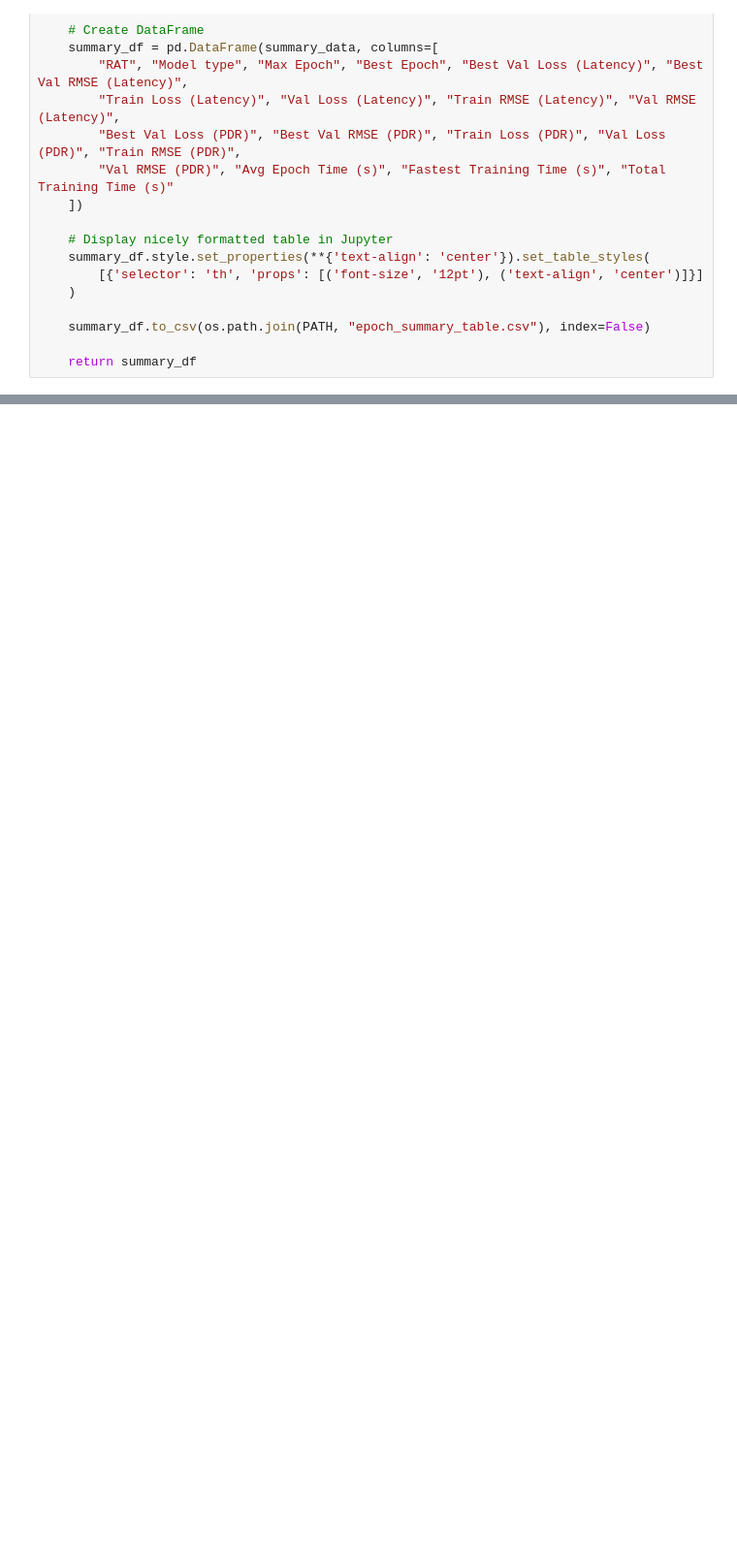
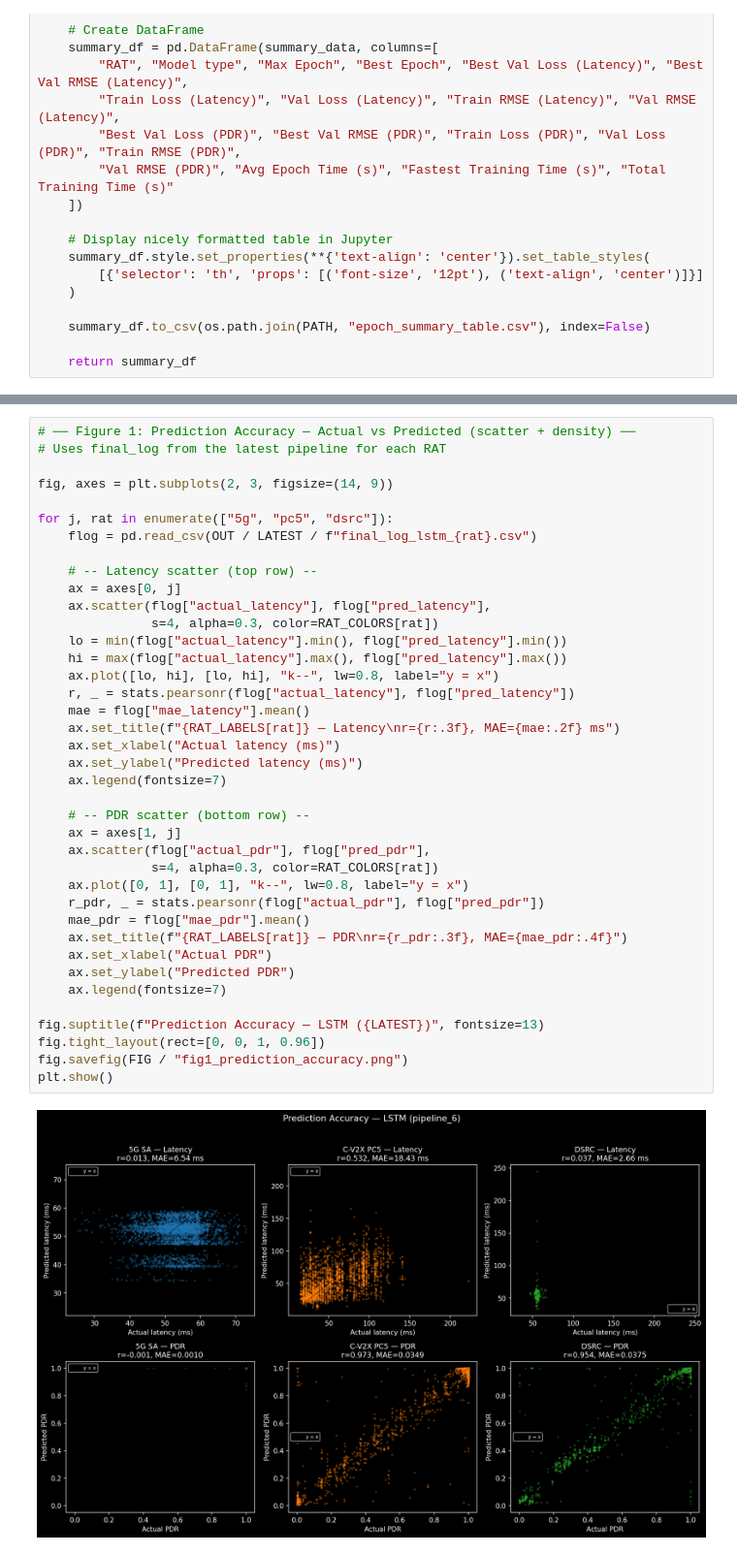
Before and after one commit to lbrehong/v2x-lstm, a Jupyter notebook: lstm/results.ipynb, the cells around one changed output, grey strips where cells are left out. Shown at 97% size. Saved outputs shown, nothing was run; the diff lists cells and outputs as text; blank space fills up the shorter version.

```diff
--- a/lstm/results.ipynb
+++ b/lstm/results.ipynb
@@ -151,0 +176,41 @@ plot_losses(TYPES, RATS)
+# %%
+# ── Figure 1: Prediction Accuracy — Actual vs Predicted (scatter + density) ──
+# Uses final_log from the latest pipeline for each RAT
+
+fig, axes = plt.subplots(2, 3, figsize=(14, 9))
+
+for j, rat in enumerate(["5g", "pc5", "dsrc"]):
+    flog = pd.read_csv(OUT / LATEST / f"final_log_lstm_{rat}.csv")
+
+    # -- Latency scatter (top row) --
+    ax = axes[0, j]
+    ax.scatter(flog["actual_latency"], flog["pred_latency"],
+               s=4, alpha=0.3, color=RAT_COLORS[rat])
+    lo = min(flog["actual_latency"].min(), flog["pred_latency"].min())
+    hi = max(flog["actual_latency"].max(), flog["pred_latency"].max())
+    ax.plot([lo, hi], [lo, hi], "k--", lw=0.8, label="y = x")
+    r, _ = stats.pearsonr(flog["actual_latency"], flog["pred_latency"])
+    mae = flog["mae_latency"].mean()
+    ax.set_title(f"{RAT_LABELS[rat]} — Latency\nr={r:.3f}, MAE={mae:.2f} ms")
+    ax.set_xlabel("Actual latency (ms)")
+    ax.set_ylabel("Predicted latency (ms)")
+    ax.legend(fontsize=7)
+
+    # -- PDR scatter (bottom row) --
+    ax = axes[1, j]
+    ax.scatter(flog["actual_pdr"], flog["pred_pdr"],
+               s=4, alpha=0.3, color=RAT_COLORS[rat])
+    ax.plot([0, 1], [0, 1], "k--", lw=0.8, label="y = x")
+    r_pdr, _ = stats.pearsonr(flog["actual_pdr"], flog["pred_pdr"])
+    mae_pdr = flog["mae_pdr"].mean()
+    ax.set_title(f"{RAT_LABELS[rat]} — PDR\nr={r_pdr:.3f}, MAE={mae_pdr:.4f}")
+    ax.set_xlabel("Actual PDR")
+    ax.set_ylabel("Predicted PDR")
+    ax.legend(fontsize=7)
+
+fig.suptitle(f"Prediction Accuracy — LSTM ({LATEST})", fontsize=13)
+fig.tight_layout(rect=[0, 0, 1, 0.96])
+fig.savefig(FIG / "fig1_prediction_accuracy.png")
+plt.show()
+# %% [output]
+[figure, added]
```
Also changed, not shown: parts of 22 cells of this notebook, 1 other file.
